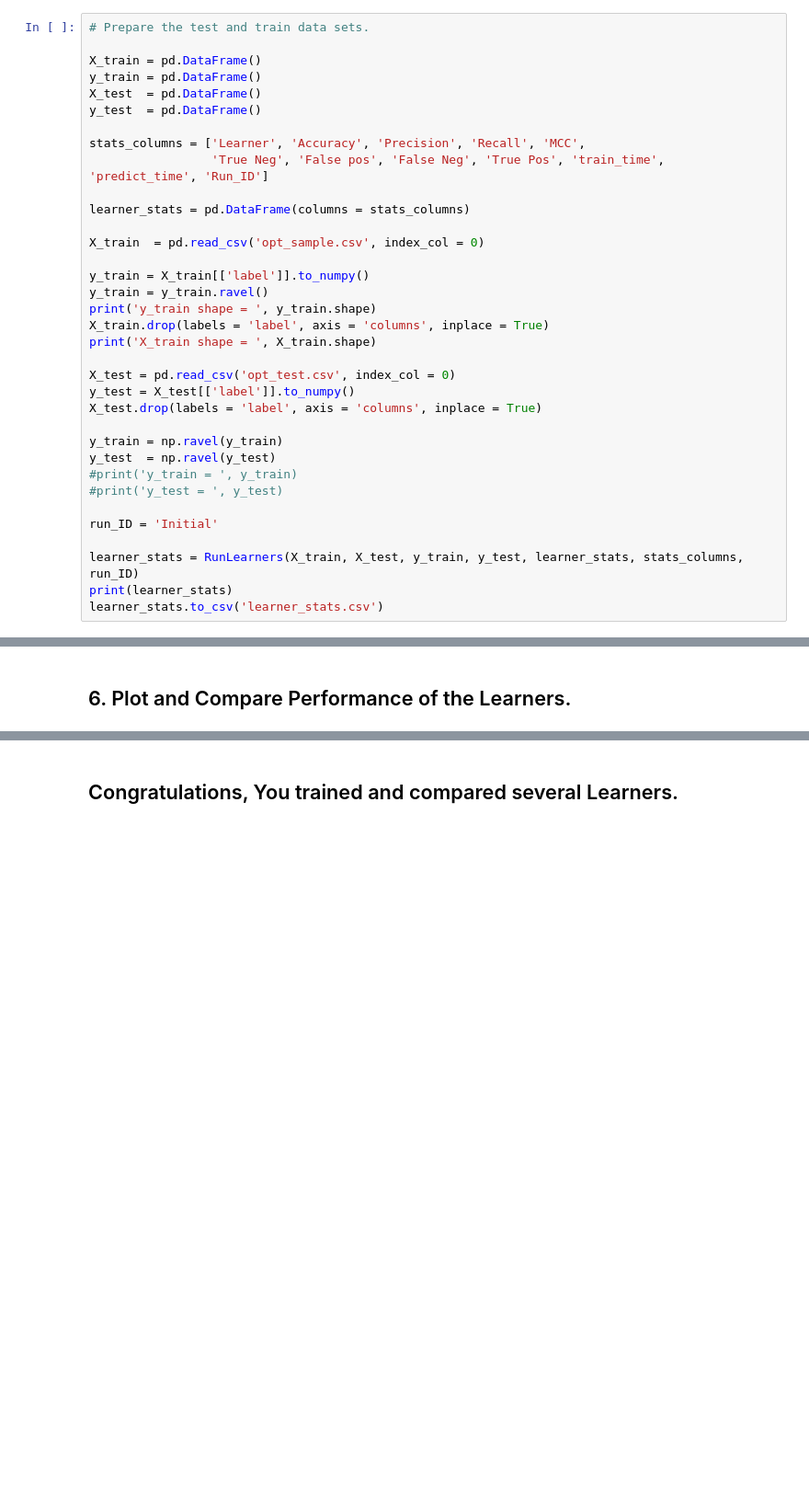
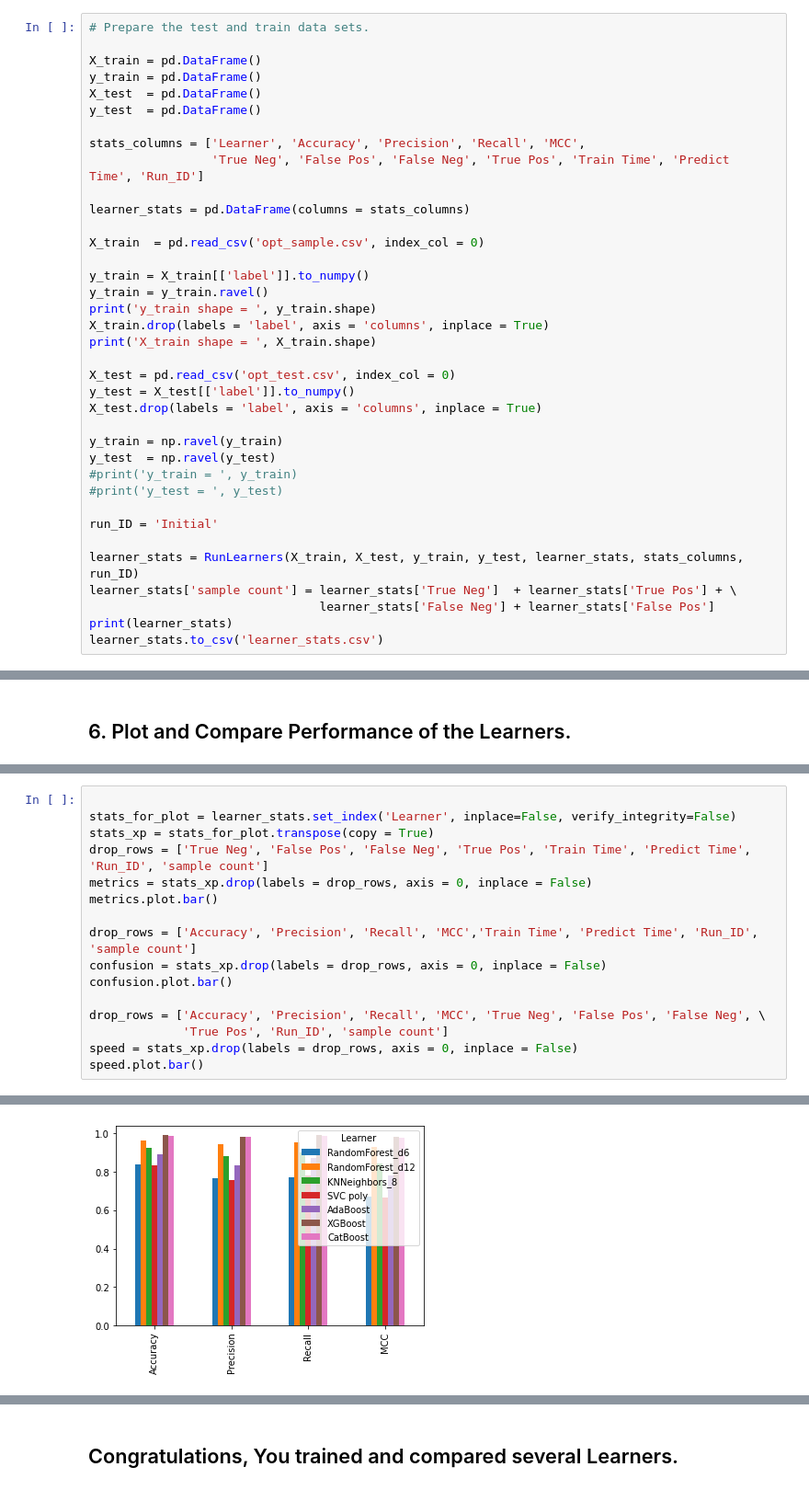
Before and after one commit to CajunCal/OptionTradingNotebooksXOM, a Jupyter notebook: OptionsTrainLearners-D1.ipynb, the cells around one changed output, grey strips where cells are left out. Shown at 92% size. Cells and saved outputs as stored; diff of their text form; blank space fills up the shorter version.

```diff
--- a/OptionsTrainLearners-D1.ipynb
+++ b/OptionsTrainLearners-D1.ipynb
@@ -277,7 +270,7 @@ X_test  = pd.DataFrame()
 y_test  = pd.DataFrame()
 
 stats_columns = ['Learner', 'Accuracy', 'Precision', 'Recall', 'MCC',
-                 'True Neg', 'False pos', 'False Neg', 'True Pos', 'train_time', 'predict_time', 'Run_ID']
+                 'True Neg', 'False Pos', 'False Neg', 'True Pos', 'Train Time', 'Predict Time', 'Run_ID']
 
 learner_stats = pd.DataFrame(columns = stats_columns)
 
@@ -301,6 +294,8 @@ y_test  = np.ravel(y_test)
 run_ID = 'Initial'
 
 learner_stats = RunLearners(X_train, X_test, y_train, y_test, learner_stats, stats_columns, run_ID)
+learner_stats['sample count'] = learner_stats['True Neg']  + learner_stats['True Pos'] + \
+                                learner_stats['False Neg'] + learner_stats['False Pos']
 print(learner_stats)
 learner_stats.to_csv('learner_stats.csv')
 # %% [output]
@@ -364,0 +321,17 @@ No handles with labels found to put in legend.
+# %%
+
+stats_for_plot = learner_stats.set_index('Learner', inplace=False, verify_integrity=False)
+stats_xp = stats_for_plot.transpose(copy = True)
+drop_rows = ['True Neg', 'False Pos', 'False Neg', 'True Pos', 'Train Time', 'Predict Time', 'Run_ID', 'sample count']
+metrics = stats_xp.drop(labels = drop_rows, axis = 0, inplace = False)
+metrics.plot.bar()
+
+drop_rows = ['Accuracy', 'Precision', 'Recall', 'MCC','Train Time', 'Predict Time', 'Run_ID', 'sample count']
+confusion = stats_xp.drop(labels = drop_rows, axis = 0, inplace = False)
+confusion.plot.bar()
+
+drop_rows = ['Accuracy', 'Precision', 'Recall', 'MCC', 'True Neg', 'False Pos', 'False Neg', \
+             'True Pos', 'Run_ID', 'sample count']
+speed = stats_xp.drop(labels = drop_rows, axis = 0, inplace = False)
+speed.plot.bar()
+# %% [output]
@@ -364,0 +339 @@ No handles with labels found to put in legend.
+[figure, added]
```
Also changed, not shown: parts of 15 cells of this notebook, 11 other files.
